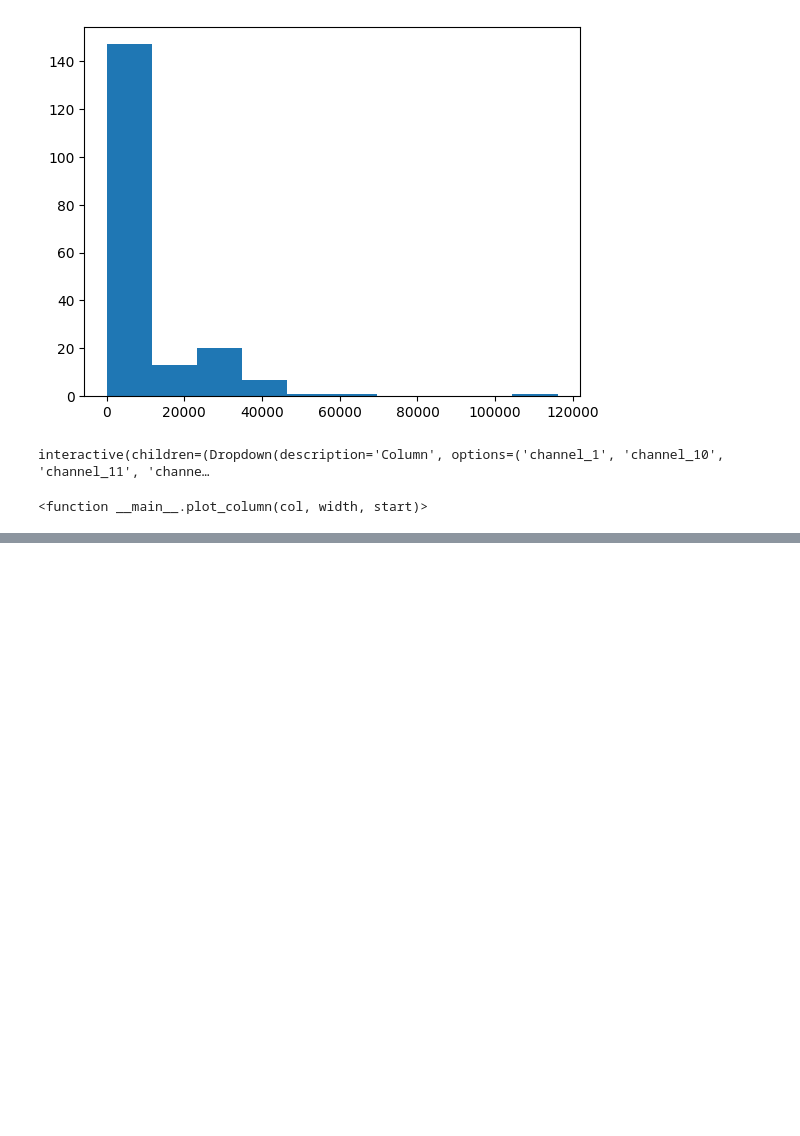
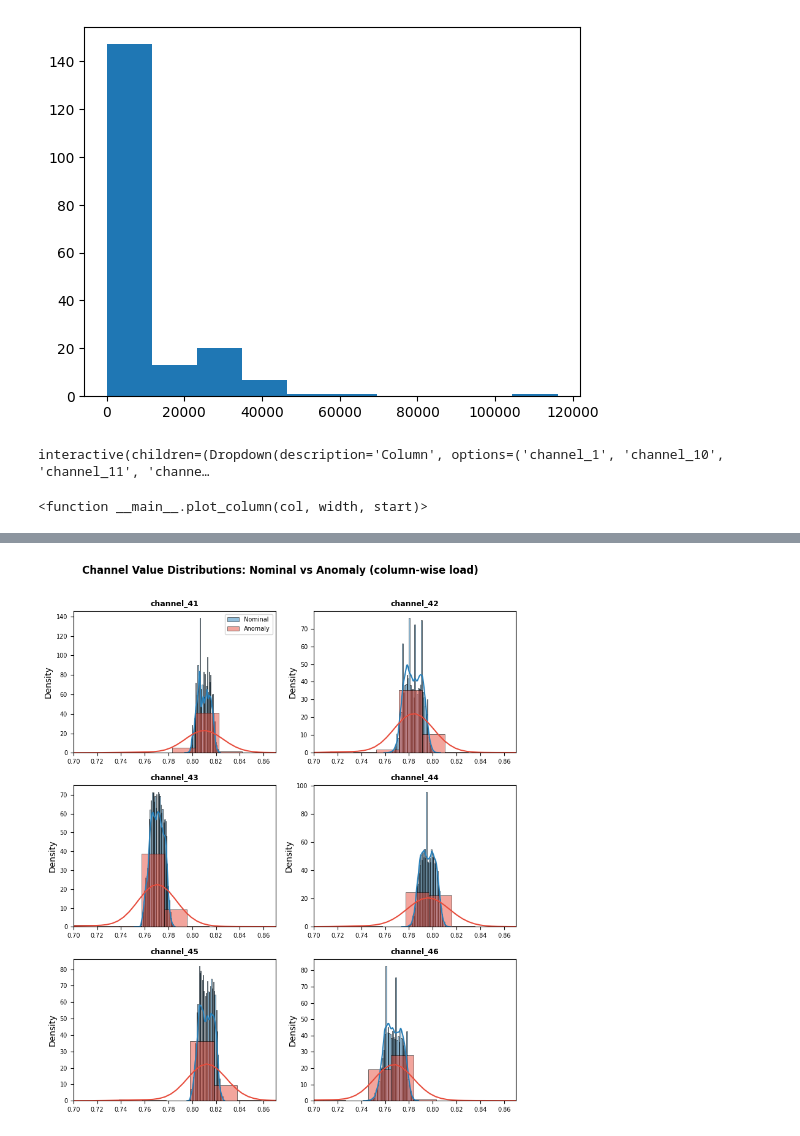
Before and after one commit to alexfederolf/sentinel, a Jupyter notebook: notebooks/eda_ekaterina.ipynb, the cells around one changed output, grey strips where cells are left out. Cells and saved outputs as stored; diff of their text form; code cells hidden in the pictures; blank space fills up the shorter version.

Commit message:
load RAM loading added

```diff
--- a/notebooks/eda_ekaterina.ipynb
+++ b/notebooks/eda_ekaterina.ipynb
@@ -121,0 +182,57 @@ binary_features = ['telecommand_244',
+# %%
+# 1. sample indices
+SAMPLE_N = 100_000
+
+meta = pq.read_table(TRAIN_PATH, columns=["id", "is_anomaly"]).to_pandas()
+sample_meta = meta.sample(n=SAMPLE_N, random_state=42)
+
+idx_sample = sample_meta["id"].values
+anom_sample = sample_meta["is_anomaly"].values
+
+# split masks once to avoid recomputation
+nom_mask = anom_sample == 0
+anom_mask = anom_sample == 1
+
+# 2. plotting layout
+DIST_CHANNELS = OVERVIEW_CHANNELS
+
+ncols = 2
+nrows = int(np.ceil(len(DIST_CHANNELS) / ncols))
+
+fig, axes = plt.subplots(nrows, ncols, figsize=(4 * ncols, 3 * nrows))
+axes = axes.flatten()
+
+# 3. load each column separately
+for i, ch in enumerate(DIST_CHANNELS):
+    ax = axes[i]
+
+    # load only index + current channel
+    df = pq.read_table(TRAIN_PATH, columns=["id", ch]).to_pandas().set_index("id")
+
+    # align to sampled indices
+    values = df.loc[idx_sample, ch].values
+
+    nom_values = values[nom_mask]
+    anom_values = values[anom_mask]
+
+    # plot distributions
+    sns.histplot(nom_values, ax=ax, color=NOMINAL_COLOR, alpha=0.5, stat="density", bins=50, kde=True, label="Nominal")
+    sns.histplot(anom_values, ax=ax, color=ANOMALY_COLOR, alpha=0.5, stat="density", bins=50, kde=True, label="Anomaly")
+
+    ax.set_title(ch, fontsize=9, fontweight="bold")
+    ax.set_xlabel("")
+    ax.tick_params(labelsize=7)
+    ax.set_xlim(0.7, 0.87)
+
+    if i == 0:
+        ax.legend(fontsize=7)
+
+# hide unused subplots
+for j in range(len(DIST_CHANNELS), len(axes)):
+    axes[j].set_visible(False)
+
+fig.suptitle("Channel Value Distributions: Nominal vs Anomaly (column-wise load)", fontsize=12, fontweight="bold", y=1.01)
+fig.tight_layout()
+plt.show()
+# %% [output]
+[figure, added]
```
Also changed, not shown: parts of 10 cells of this notebook, 1 other file.
